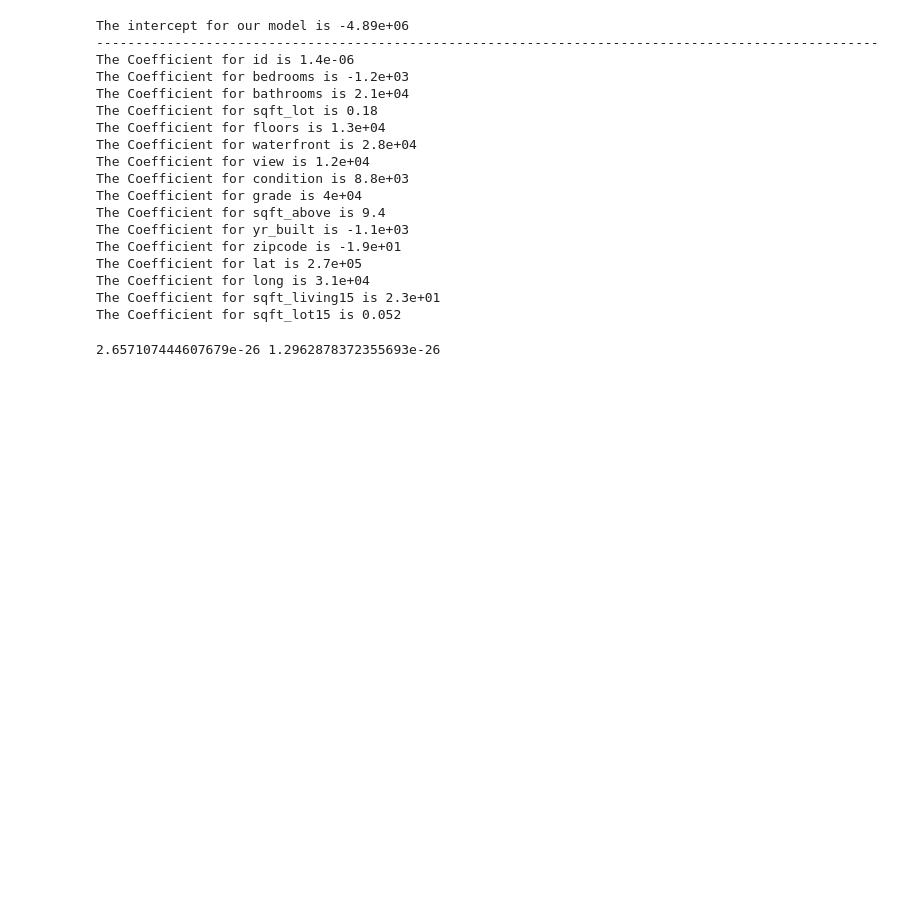
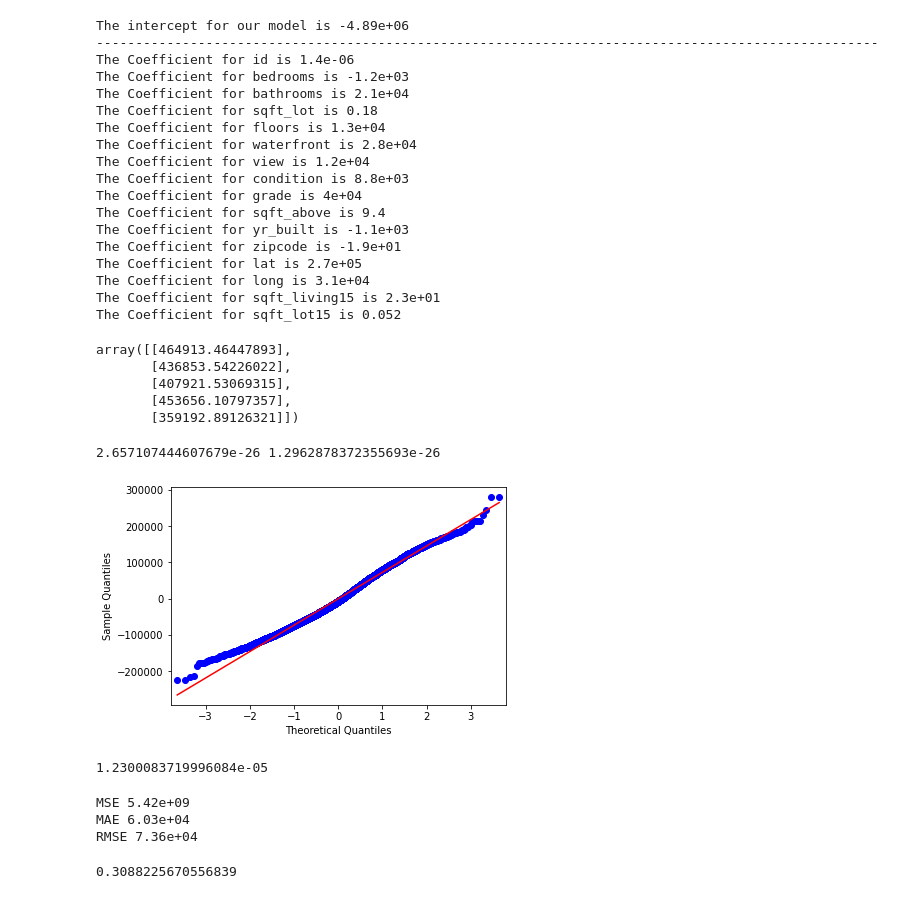
Before and after one commit to ozbunae/Housing_Data, a Jupyter notebook: Non Renovated.ipynb, the cells around one changed output. Saved outputs shown, nothing was run; the diff lists cells and outputs as text; code cells hidden in the pictures; blank space fills up the shorter version.

```diff
--- a/Non Renovated.ipynb
+++ b/Non Renovated.ipynb
@@ -324,10 +324,10 @@ plt.show
 [figure]
 # %%
 X = df_1_after.drop('price', axis = 1)
-Y = df_1_after[['price']]
+y = df_1_after[['price']]
 
 #Split dataset into training and testing portion
-X_train, X_test, y_train, y_test = train_test_split(X, Y, test_size = 0.20, random_state = 1)
+X_train, X_test, y_train, y_test = train_test_split(X, y, test_size = 0.20, random_state = 1)
 
 #create instance of our model
 regression_model = LinearRegression()
@@ -367,3 +368,14 @@ The Coefficient for lat is 2.7e+05
 The Coefficient for long is 3.1e+04
 The Coefficient for sqft_living15 is 2.3e+01
 The Coefficient for sqft_lot15 is 0.052
+# %%
+#get predictions
+y_predict = regression_model.predict(X_test)
+#first five
+y_predict[:5]
+# %% [output]
+array([[464913.46447893],
+       [436853.54226022],
+       [407921.53069315],
+       [453656.10797357],
+       [359192.89126321]])
@@ -376,3 +392,37 @@ _, pval, _, f_pval = diag.het_breuschpagan(est.resid, est.model.exog)
 print(pval, f_pval)
 # %% [output]
 2.657107444607679e-26 1.2962878372355693e-26
+# %%
+#check for the normality of the residuals
+sm.qqplot(est.resid, line = 's')
+pylab.show()
+
+#check that the mean of the residuals is approx. 0
+mean_residuals = sum(est.resid) / len(est.resid)
+mean_residuals
+# %% [output]
+[figure, added]
+1.2300083719996084e-05
+# %%
+#calculate the mean squared error
+model_mse = mean_squared_error(y_test, y_predict)
+#calculate the mean absolute error
+model_mae = mean_absolute_error(y_test, y_predict)
+
+#calculate the root mean squared error
+model_rmse = math.sqrt(model_mse)
+
+#display the output
+print("MSE {:.3}".format(model_mse))
+print("MAE {:.3}".format(model_mae))
+print("RMSE {:.3}".format(model_rmse))
+# %% [output]
+MSE 5.42e+09
+MAE 6.03e+04
+RMSE 7.36e+04
+# %%
+#R2
+model_r2 = r2_score(y_test, y_predict)
+model_r2
+# %% [output]
+0.3088225670556839
```
Also changed, not shown: parts of 13 cells of this notebook.
